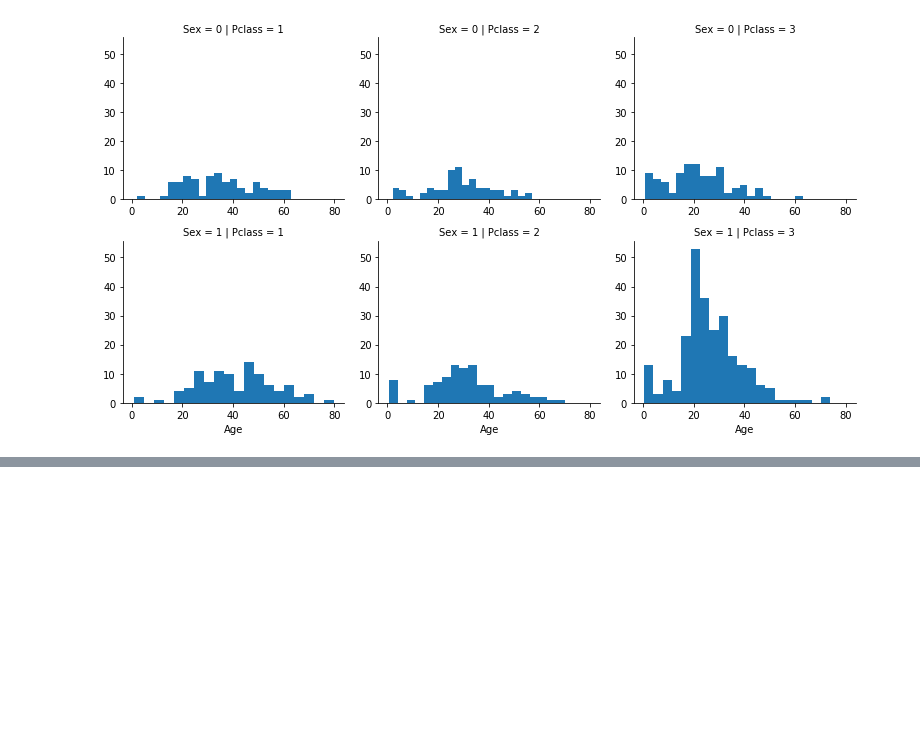
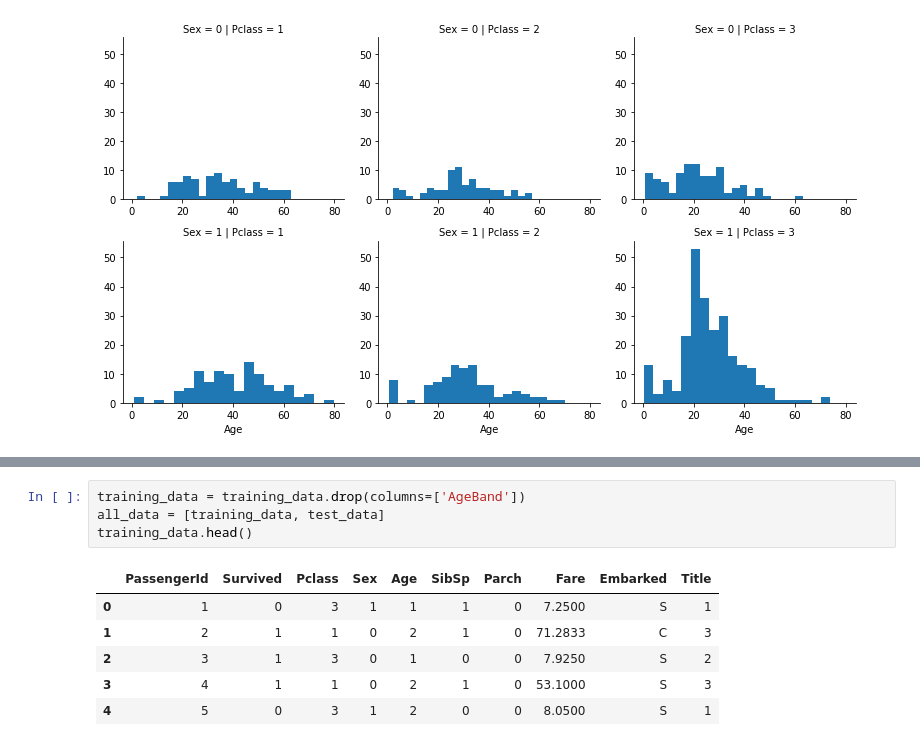
Before and after one commit to convancleave/titanic_ML_from_disaster, a Jupyter notebook: TitanicNotebook.ipynb, the cells around one changed output, grey strips where cells are left out. Saved outputs shown, nothing was run; the diff lists cells and outputs as text; blank space fills up the shorter version.

```diff
--- a/TitanicNotebook.ipynb
+++ b/TitanicNotebook.ipynb
@@ -307,0 +374,11 @@ grid.map(plt.hist, 'Age', bins=20)
+# %%
+training_data = training_data.drop(columns=['AgeBand'])
+all_data = [training_data, test_data]
+training_data.head()
+# %% [output]
+|  | PassengerId | Survived | Pclass | Sex | Age | SibSp | Parch | Fare | Embarked | Title |
+| 0 | 1 | 0 | 3 | 1 | 1 | 1 | 0 | 7.2500 | S | 1 |
+| 1 | 2 | 1 | 1 | 0 | 2 | 1 | 0 | 71.2833 | C | 3 |
+| 2 | 3 | 1 | 3 | 0 | 1 | 0 | 0 | 7.9250 | S | 2 |
+| 3 | 4 | 1 | 1 | 0 | 2 | 1 | 0 | 53.1000 | S | 3 |
+| 4 | 5 | 0 | 3 | 1 | 2 | 0 | 0 | 8.0500 | S | 1 |
```
Also changed, not shown: parts of 14 cells of this notebook.
